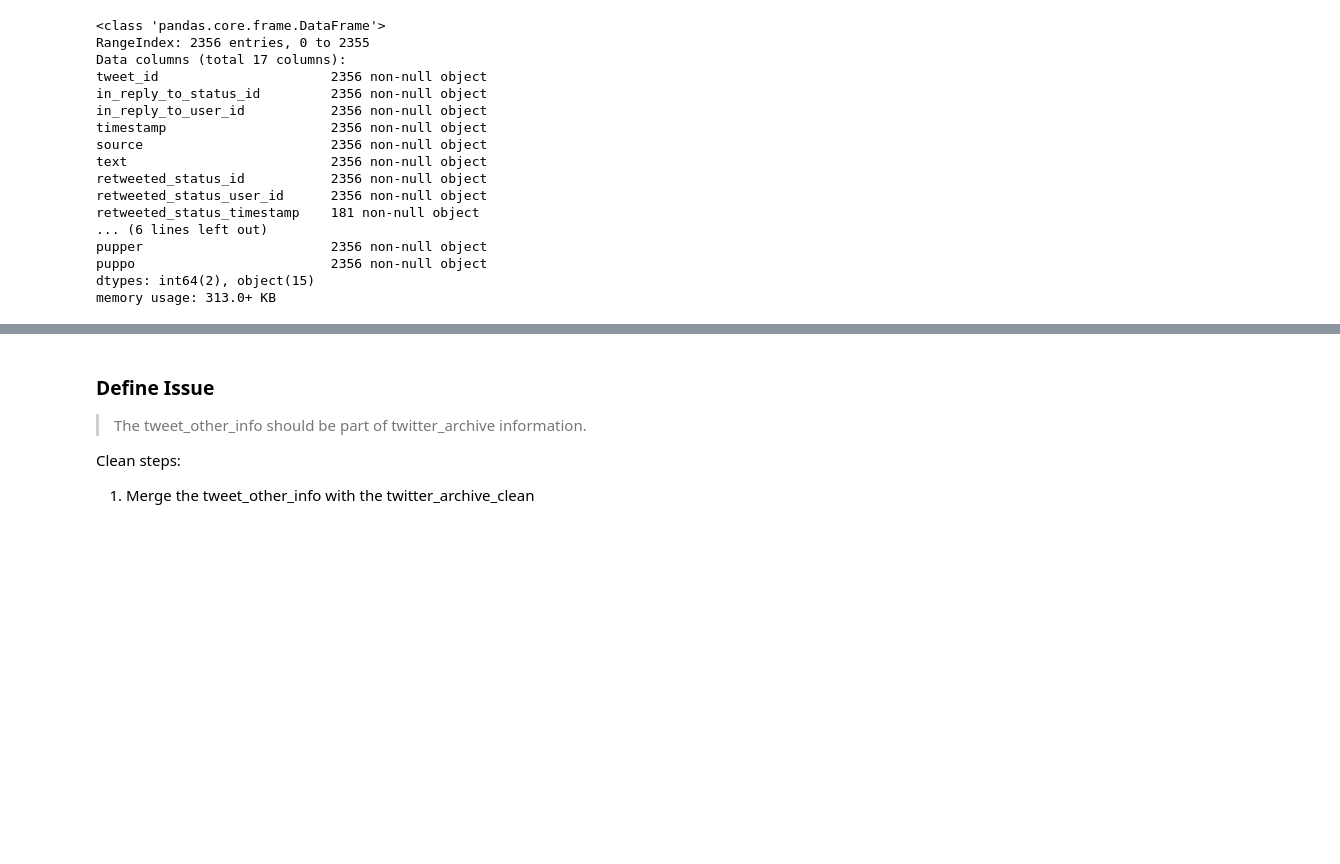
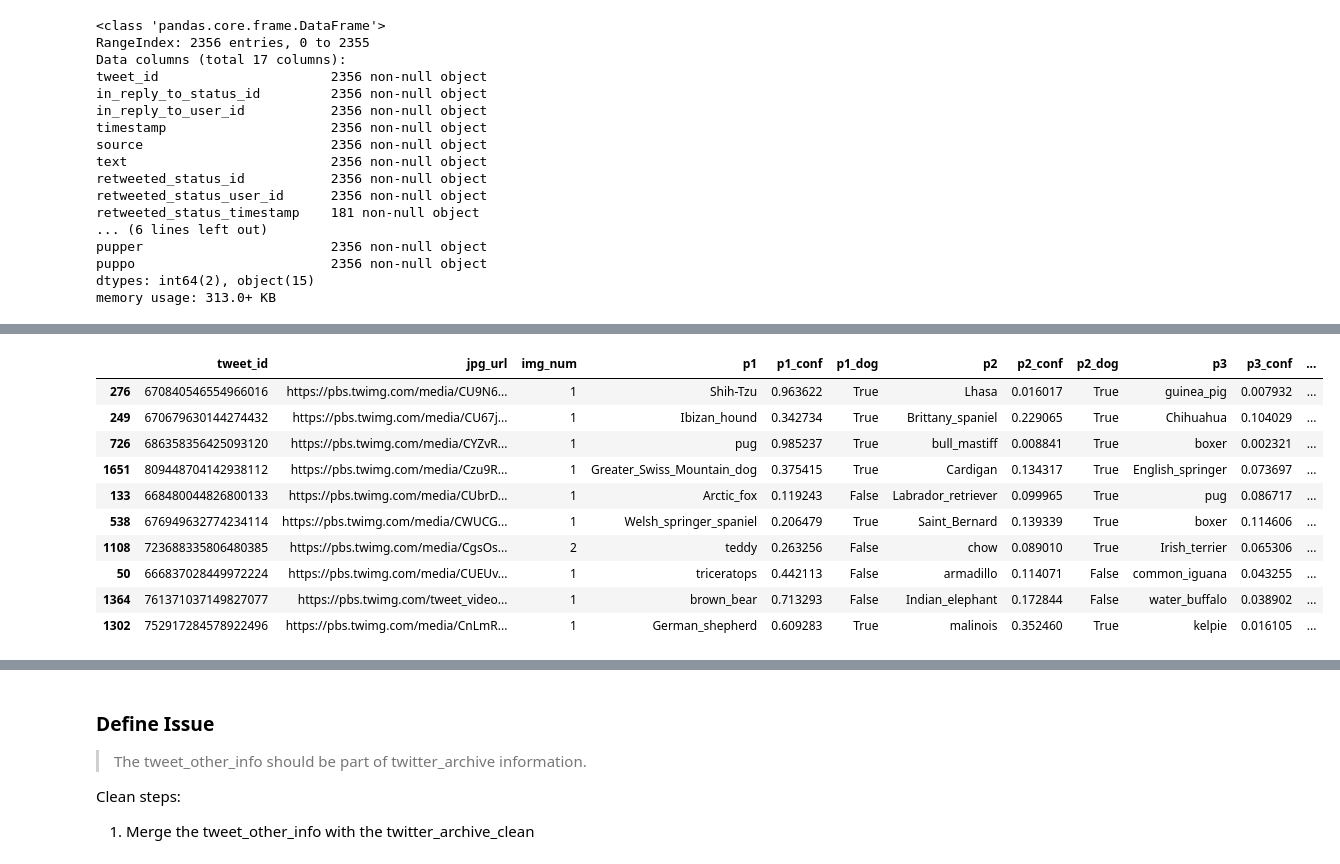
Before and after one commit to kf-wong/prj_wrangle_and_analyze_data, a Jupyter notebook: wrangle_act.ipynb, the cells around one changed output, grey strips where cells are left out. Saved outputs shown, nothing was run; the diff lists cells and outputs as text; code cells hidden in the pictures; blank space fills up the shorter version.

```diff
--- a/wrangle_act.ipynb
+++ b/wrangle_act.ipynb
@@ -35,3 +33,7 @@ image_pred = pd.read_csv(image_pred_file_name, sep='\t')
+# %%
+# Load the saved file to dataframe
+image_pred_file_name = "image-predictions.tsv"
+image_pred = pd.read_csv(image_pred_file_name, sep='\t')
 # %% [markdown]
 ### Gather the tweet json data
 # %%
@@ -660,0 +730,14 @@ memory usage: 313.0+ KB
+# %%
+image_pred.sample(10)
+# %% [output]
+|  | tweet_id | jpg_url | img_num | p1 | p1_conf | p1_dog | p2 | p2_conf | p2_dog | p3 | p3_conf | ... |
+| 276 | 670840546554966016 | https://pbs.twimg.com/media/CU9N6... | 1 | Shih-Tzu | 0.963622 | True | Lhasa | 0.016017 | True | guinea_pig | 0.007932 | ... |
+| 249 | 670679630144274432 | https://pbs.twimg.com/media/CU67j... | 1 | Ibizan_hound | 0.342734 | True | Brittany_spaniel | 0.229065 | True | Chihuahua | 0.104029 | ... |
+| 726 | 686358356425093120 | https://pbs.twimg.com/media/CYZvR... | 1 | pug | 0.985237 | True | bull_mastiff | 0.008841 | True | boxer | 0.002321 | ... |
+| 1651 | 809448704142938112 | https://pbs.twimg.com/media/Czu9R... | 1 | Greater_Swiss_Mountain_dog | 0.375415 | True | Cardigan | 0.134317 | True | English_springer | 0.073697 | ... |
+| 133 | 668480044826800133 | https://pbs.twimg.com/media/CUbrD... | 1 | Arctic_fox | 0.119243 | False | Labrador_retriever | 0.099965 | True | pug | 0.086717 | ... |
+| 538 | 676949632774234114 | https://pbs.twimg.com/media/CWUCG... | 1 | Welsh_springer_spaniel | 0.206479 | True | Saint_Bernard | 0.139339 | True | boxer | 0.114606 | ... |
+| 1108 | 723688335806480385 | https://pbs.twimg.com/media/CgsOs... | 2 | teddy | 0.263256 | False | chow | 0.089010 | True | Irish_terrier | 0.065306 | ... |
+| 50 | 666837028449972224 | https://pbs.twimg.com/media/CUEUv... | 1 | triceratops | 0.442113 | False | armadillo | 0.114071 | False | common_iguana | 0.043255 | ... |
+| 1364 | 761371037149827077 | https://pbs.twimg.com/tweet_video... | 1 | brown_bear | 0.713293 | False | Indian_elephant | 0.172844 | False | water_buffalo | 0.038902 | ... |
+| 1302 | 752917284578922496 | https://pbs.twimg.com/media/CnLmR... | 1 | German_shepherd | 0.609283 | True | malinois | 0.352460 | True | kelpie | 0.016105 | ... |
```
Also changed, not shown: parts of 28 cells of this notebook, 1 other file.
